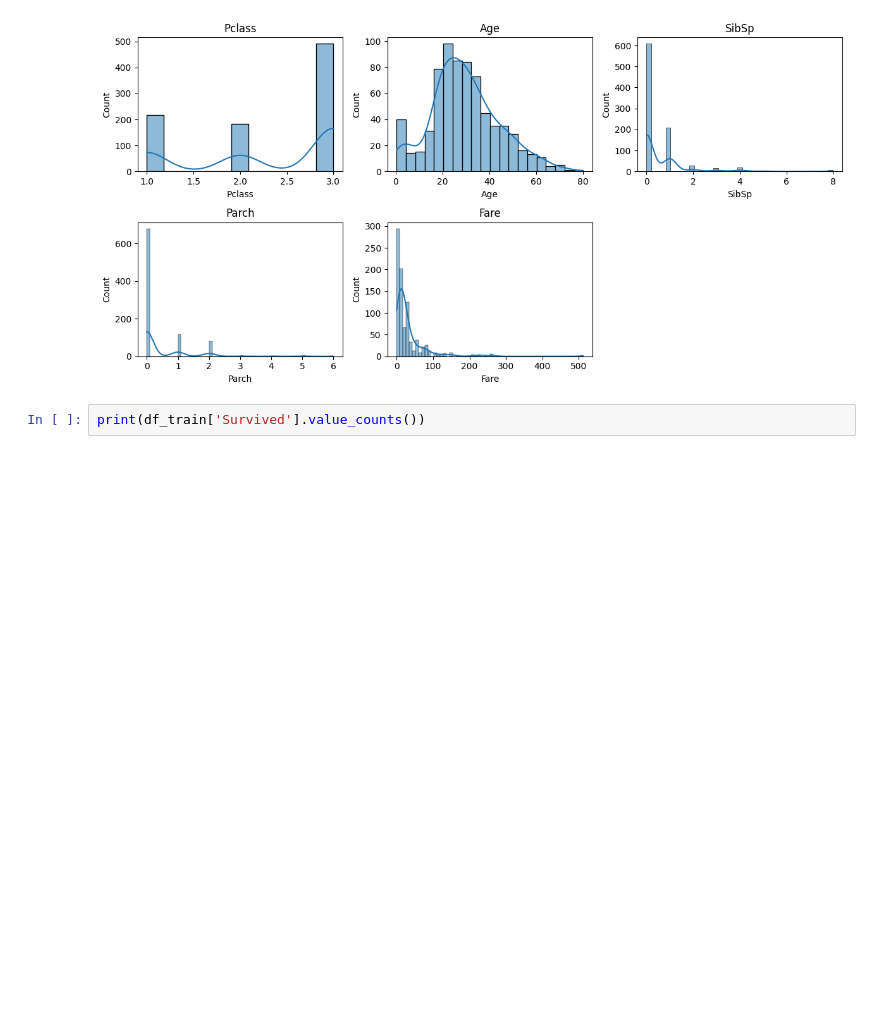
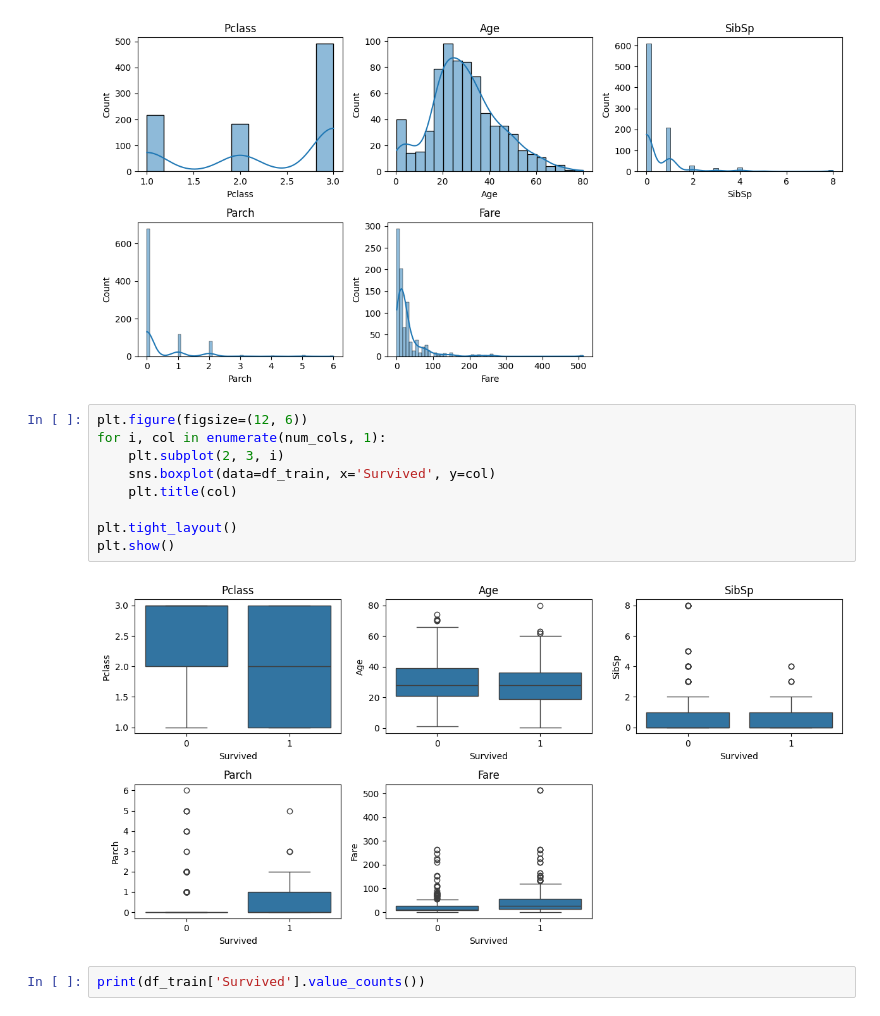
Before and after one commit to AkmalFazli27/Titanic-Prediction, a Jupyter notebook: notebook/titanic.ipynb, the cells around one changed output. Saved outputs shown, nothing was run; the diff lists cells and outputs as text; blank space fills up the shorter version.

Commit message:
Added box plot

```diff
--- a/notebook/titanic.ipynb
+++ b/notebook/titanic.ipynb
@@ -71,6 +71,17 @@ plt.tight_layout()
 plt.show()
 # %% [output]
 [figure]
+# %%
+plt.figure(figsize=(12, 6))
+for i, col in enumerate(num_cols, 1):
+    plt.subplot(2, 3, i)
+    sns.boxplot(data=df_train, x='Survived', y=col)
+    plt.title(col)
+
+plt.tight_layout()
+plt.show()
+# %% [output]
+[figure, added]
 # %%
 print(df_train['Survived'].value_counts())
 # %% [output]
```
